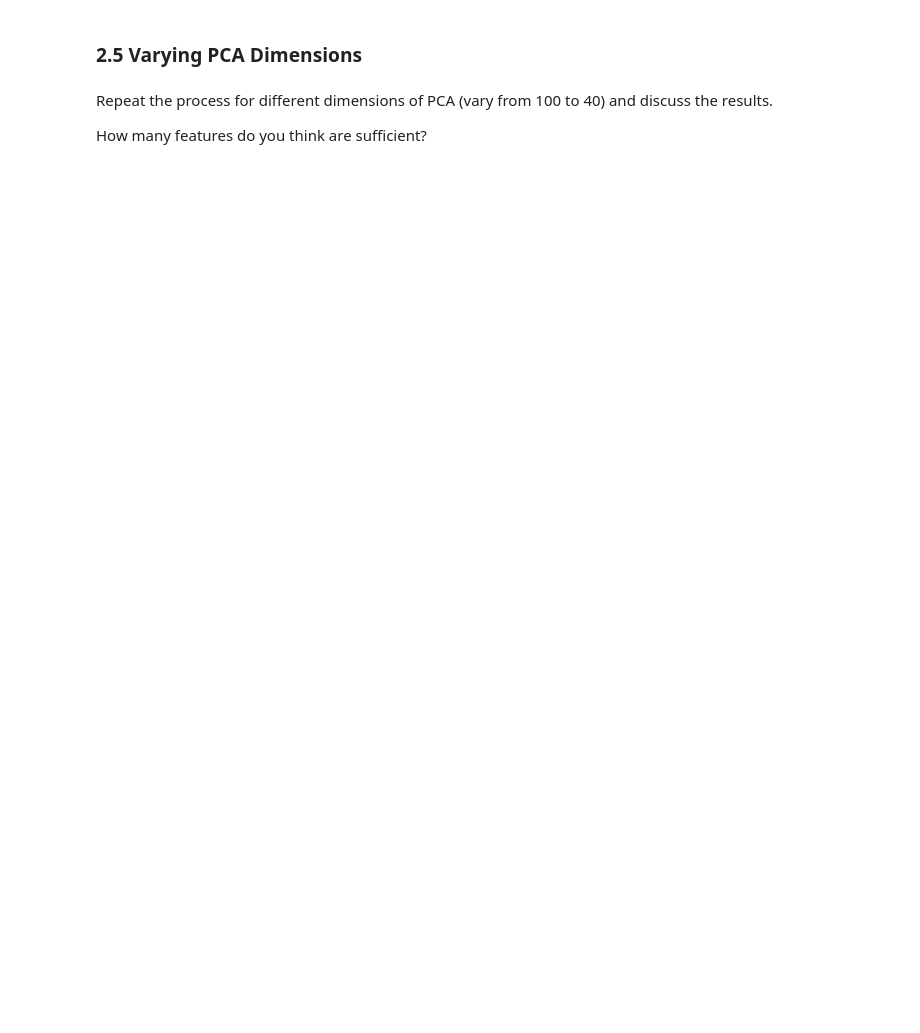
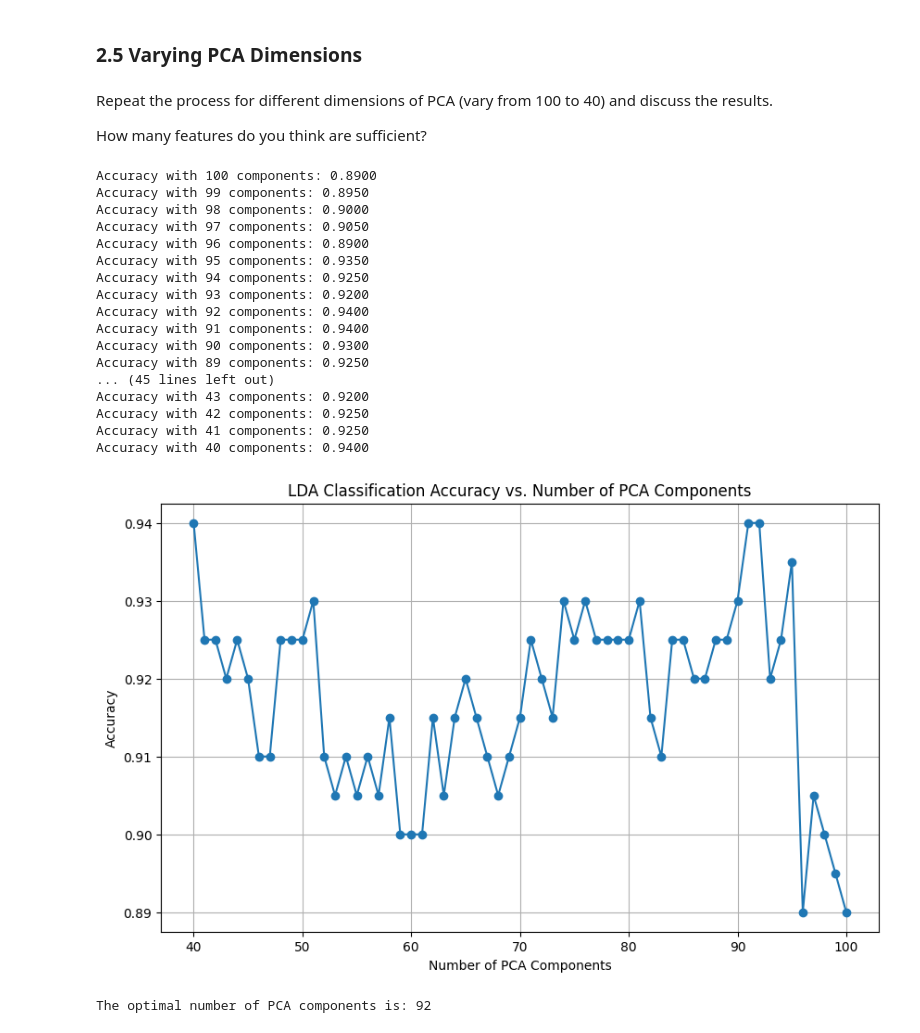
Before and after one commit to ParsaYousefpoor/IML_CHW4_Q1, a Jupyter notebook: PCA.ipynb, the cells around one changed output. Cells and saved outputs as stored; diff of their text form; code cells hidden in the pictures; blank space fills up the shorter version.

```diff
--- a/PCA.ipynb
+++ b/PCA.ipynb
@@ -121,9 +119,10 @@ X_train, y_train, X_test, y_test = load_orl_dataset('drive/My Drive/ORL')
 Perform PCA on the data and reduce the dimensionality to a suitable range (e.g., between 40 and 50).
 # %%
 from sklearn.decomposition import PCA
-pca = PCA(n_components = 49)
+num_components = 45
+pca = PCA(n_components=num_components)
 X_train_pca = pca.fit_transform(X_train)
-X_test_pca = pca.fit_transform(X_test)
+X_test_pca = pca.transform(X_test)
 # %% [markdown]
 ### 2.4 Training a Classifier
 Train an LDA classifier on the PCA-transformed data and report the accuracy.
@@ -145,3 +146,47 @@ Accuracy: 2.50%
 Repeat the process for different dimensions of PCA (vary from 100 to 40) and discuss the results.
 
 How many features do you think are sufficient?
+# %%
+import matplotlib.pyplot as plt
+components_range = list(range(100, 39, -1))
+accuracies = []
+for num_components in components_range:
+    pca = PCA(n_components = num_components)
+    X_train_pca = pca.fit_transform(X_train)
+    X_test_pca = pca.transform(X_test)
+    lda = LDA()
+    lda.fit(X_train_pca, y_train)
+    y_pred = lda.predict(X_test_pca)
+    accuracy = accuracy_score(y_test, y_pred)
+    accuracies.append(accuracy)
+    print(f"Accuracy with {num_components} components: {accuracy:.4f}")
+plt.figure(figsize=(10, 6))
+plt.plot(components_range, accuracies, marker='o')
+plt.title('LDA Classification Accuracy vs. Number of PCA Components')
+plt.xlabel('Number of PCA Components')
+plt.ylabel('Accuracy')
+plt.grid(True)
+plt.show()
+
+optimal_components = components_range[np.argmax(accuracies)]
+print(f"The optimal number of PCA components is: {optimal_components}")
+# %% [output]
+Accuracy with 100 components: 0.8900
+Accuracy with 99 components: 0.8950
+Accuracy with 98 components: 0.9000
+Accuracy with 97 components: 0.9050
+Accuracy with 96 components: 0.8900
+Accuracy with 95 components: 0.9350
+Accuracy with 94 components: 0.9250
+Accuracy with 93 components: 0.9200
+Accuracy with 92 components: 0.9400
+Accuracy with 91 components: 0.9400
+Accuracy with 90 components: 0.9300
+Accuracy with 89 components: 0.9250
+... (45 lines left out)
+Accuracy with 43 components: 0.9200
+Accuracy with 42 components: 0.9250
+Accuracy with 41 components: 0.9250
+Accuracy with 40 components: 0.9400
+[figure, added]
+The optimal number of PCA components is: 92
```
Also changed, not shown: parts of 2 cells of this notebook.
